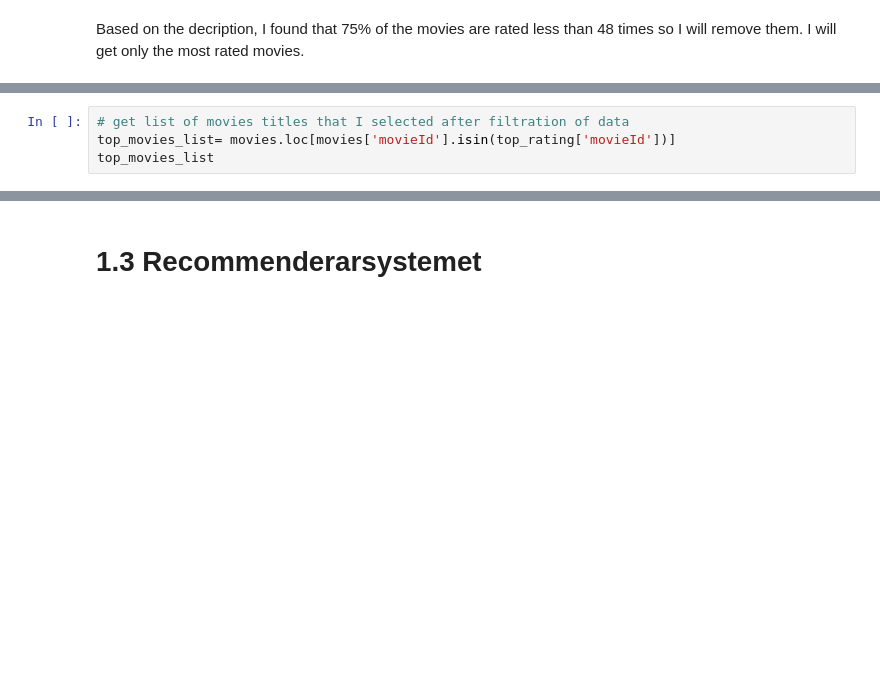
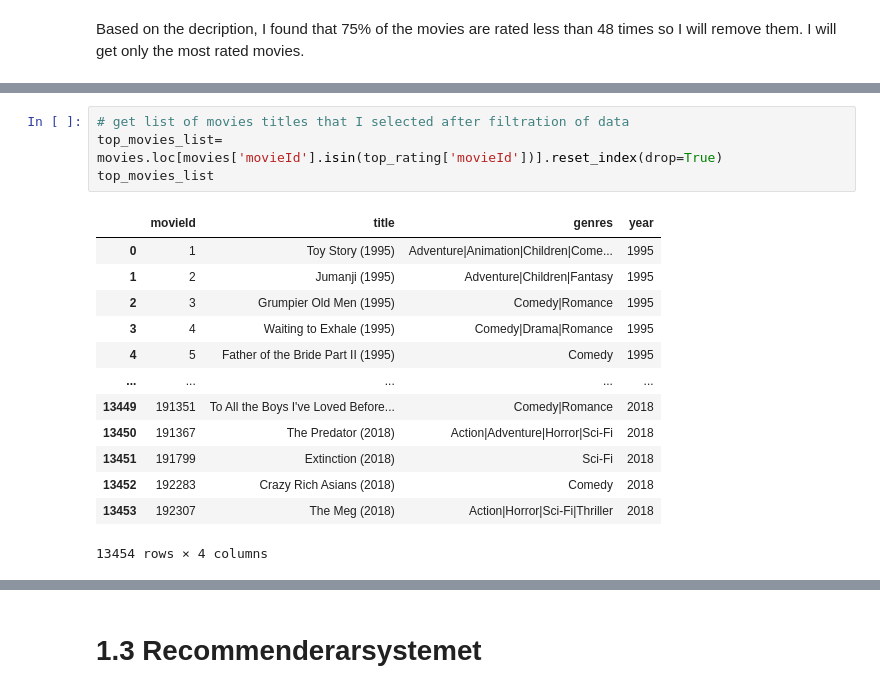
Before and after one commit to AmalDerbali/AmalDerbali-Lab-Machine-Learning, a Jupyter notebook: Recommender_system.ipynb, the cells around one changed output, grey strips where cells are left out. Cells and saved outputs as stored; diff of their text form; blank space fills up the shorter version.

```diff
--- a/Recommender_system.ipynb
+++ b/Recommender_system.ipynb
@@ -225,7 +278,21 @@ top_movies_pivot
 # %%
 # get list of movies titles that I selected after filtration of data
-top_movies_list= movies.loc[movies['movieId'].isin(top_rating['movieId'])]
+top_movies_list= movies.loc[movies['movieId'].isin(top_rating['movieId'])].reset_index(drop=True)
 top_movies_list
+# %% [output]
+|  | movieId | title | genres | year |
+| 0 | 1 | Toy Story (1995) | Adventure|Animation|Children|Come... | 1995 |
+| 1 | 2 | Jumanji (1995) | Adventure|Children|Fantasy | 1995 |
+| 2 | 3 | Grumpier Old Men (1995) | Comedy|Romance | 1995 |
+| 3 | 4 | Waiting to Exhale (1995) | Comedy|Drama|Romance | 1995 |
+| 4 | 5 | Father of the Bride Part II (1995) | Comedy | 1995 |
+| ... | ... | ... | ... | ... |
+| 13449 | 191351 | To All the Boys I've Loved Before... | Comedy|Romance | 2018 |
+| 13450 | 191367 | The Predator (2018) | Action|Adventure|Horror|Sci-Fi | 2018 |
+| 13451 | 191799 | Extinction (2018) | Sci-Fi | 2018 |
+| 13452 | 192283 | Crazy Rich Asians (2018) | Comedy | 2018 |
+| 13453 | 192307 | The Meg (2018) | Action|Horror|Sci-Fi|Thriller | 2018 |
+13454 rows × 4 columns
 # %%
 # gles matris
 from scipy.sparse import csr_matrix
```
Also changed, not shown: parts of 14 cells of this notebook.
